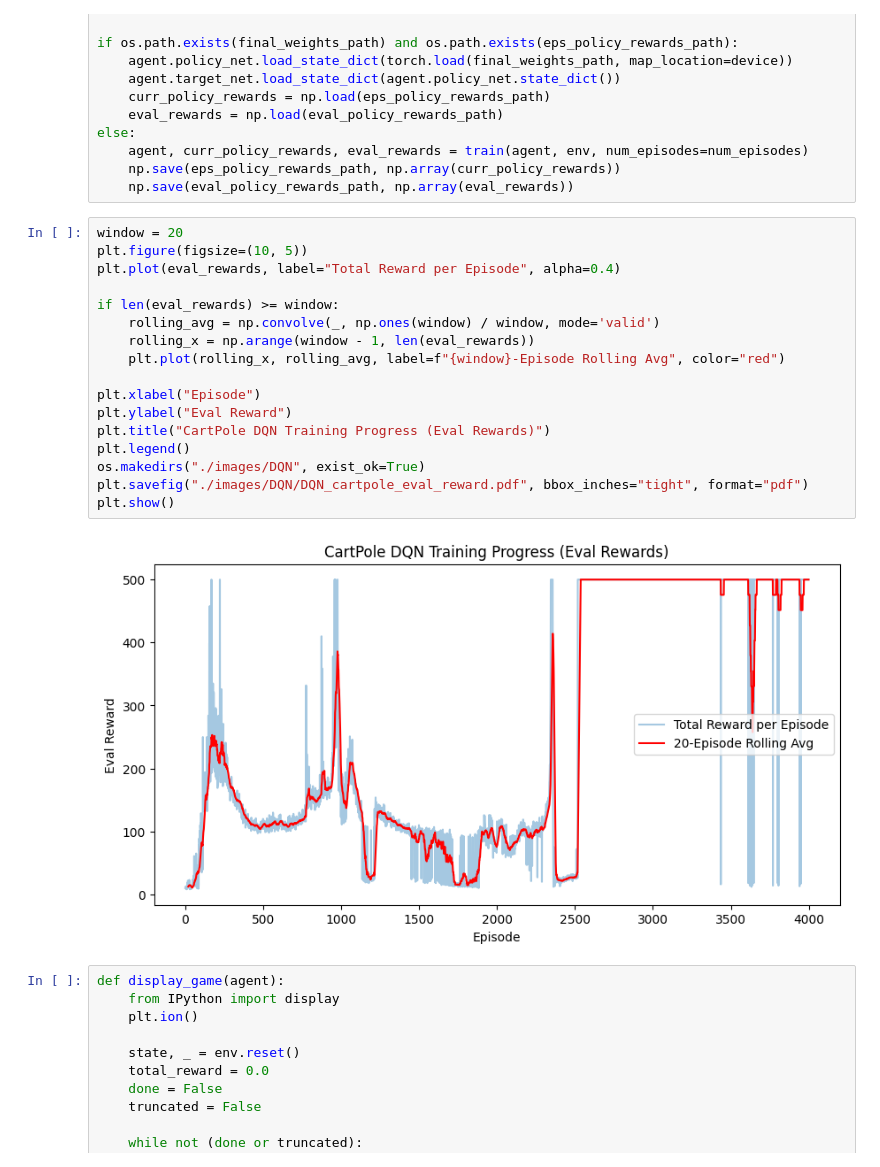
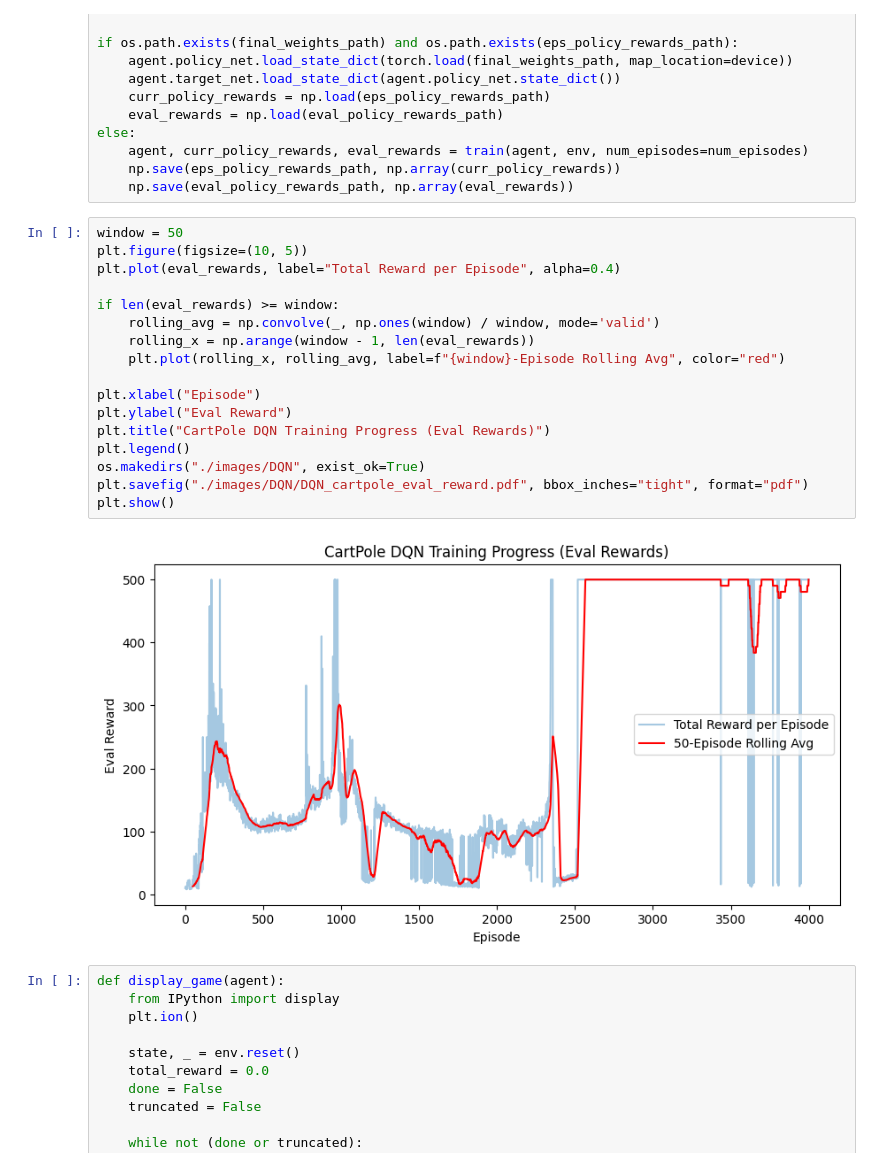
Before and after one commit to mocha927/COMPSCI-687-Final-Project, a Jupyter notebook: dqn_cartpole.ipynb, the cells around one changed output. Cells and saved outputs as stored; diff of their text form.

```diff
--- a/dqn_cartpole.ipynb
+++ b/dqn_cartpole.ipynb
@@ -195,24 +195,24 @@ else:
     np.save(eps_policy_rewards_path, np.array(curr_policy_rewards))
     np.save(eval_policy_rewards_path, np.array(eval_rewards))
 # %%
-window = 20
+window = 50
 plt.figure(figsize=(10, 5))
 plt.plot(eval_rewards, label="Total Reward per Episode", alpha=0.4)
 
 if len(eval_rewards) >= window:
     rolling_avg = np.convolve(_, np.ones(window) / window, mode='valid')
     rolling_x = np.arange(window - 1, len(eval_rewards))
     plt.plot(rolling_x, rolling_avg, label=f"{window}-Episode Rolling Avg", color="red")
 
 plt.xlabel("Episode")
 plt.ylabel("Eval Reward")
 plt.title("CartPole DQN Training Progress (Eval Rewards)")
 plt.legend()
 os.makedirs("./images/DQN", exist_ok=True)
 plt.savefig("./images/DQN/DQN_cartpole_eval_reward.pdf", bbox_inches="tight", format="pdf")
 plt.show()
 # %% [output]
-[figure, old version]
+[figure, new version]
 # %%
 def display_game(agent):
     from IPython import display
```
Also changed, not shown: 1 other file.
